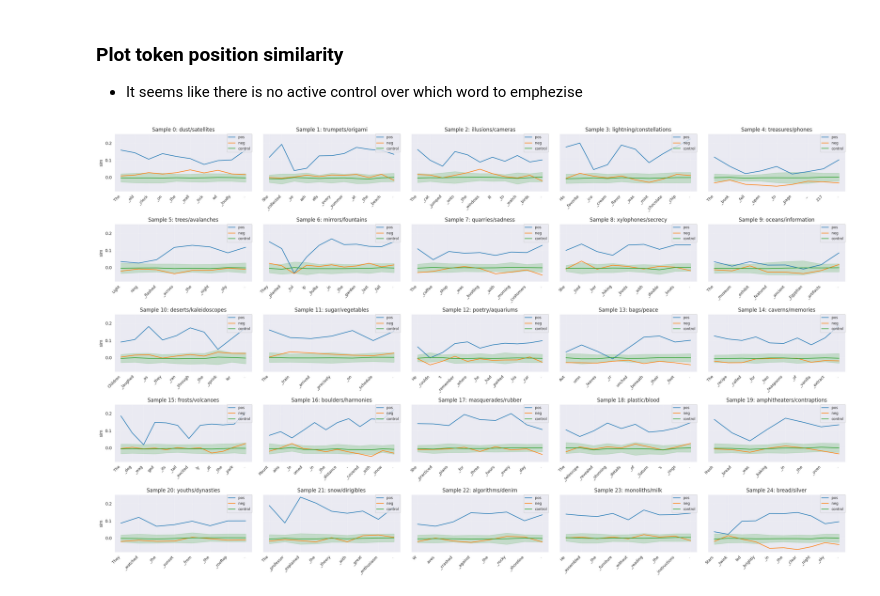
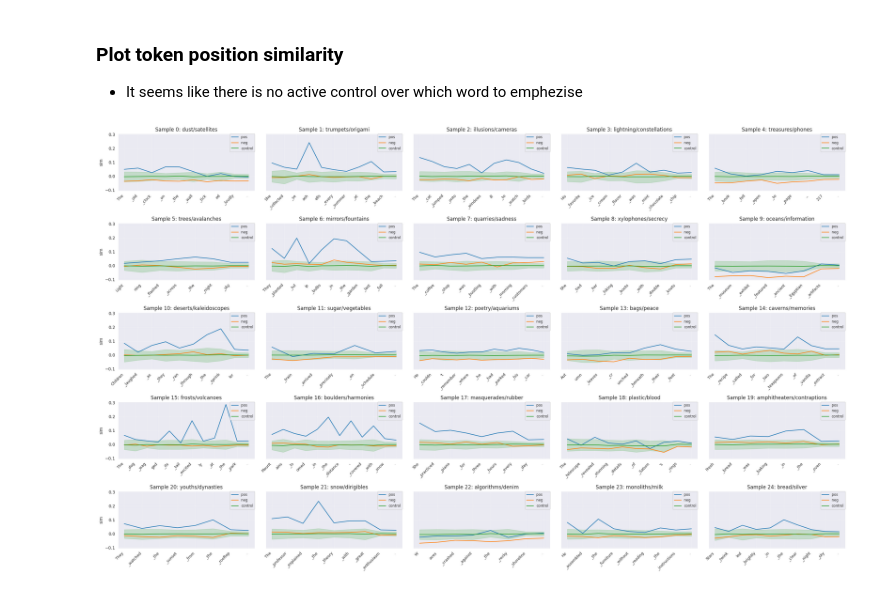
Before and after one commit to lmjantsch/MATS_introperspection, a Jupyter notebook: thought_control/intentional_control__two_words.ipynb, the cells around one changed output. Drawn from its saved outputs; the diff is of its cells as text; code cells hidden in the pictures.

```diff
--- a/thought_control/intentional_control__two_words.ipynb
+++ b/thought_control/intentional_control__two_words.ipynb
@@ -193,7 +193,7 @@ plt.show()
 * It seems like there is no active control over which word to emphezise
 # %%
 data_list = []
-target_layer = 50
+target_layer = 48
 
 # Iterate through your samples
 concept_vector_pairs = [(concept_vectors[i], concept_vectors[i + 1]) for i in range(0, len(concept_vectors), 2)]
@@ -251,31 +251,31 @@ for i in range(25):
     word_pair = word_pairs[i]
     sample_data = df_layer_29[df_layer_29['sample'] == i]
     sns.lineplot(data=sample_data, x='token_pos', y='sim', hue='type', errorbar='sd', ax=ax)
     ax.legend(loc='upper right', borderaxespad=0, fontsize='small')
 
     # 2. Get the specific tokens for this sentence
     # We convert IDs to tokens to ensure we catch special tokens (CLS, SEP, etc.)
     # that match the model's internal states.
     sentence = sentence_data[i]
     tokens = tokenizer.tokenize(sentence)
     tokens = [token.replace('Ġ', '_') for token in tokens]
 
     # 3. specific formatting for the x-axis
     # Set the ticks to match the number of tokens
     ax.set_xticks(range(len(tokens)))
 
     # Set the labels to the actual tokens, rotated 45 degrees
     ax.set_xticklabels(tokens, rotation=45, ha='right', fontsize=9)
 
     # Standard formatting
     ax.set_title(f'Sample {i}: {word_pair[0]}/{word_pair[1]}')
     ax.grid(True, alpha=0.3)
 
     # Only label Y-axis on the left-most plots to reduce clutter
 
     ax.set_xlabel('') # often redundant if tokens are visible
 
 plt.tight_layout()
 plt.show()
 # %% [output]
-[figure, old version]
+[figure, new version]
```
Also changed, not shown: parts of 1 cell of this notebook.
